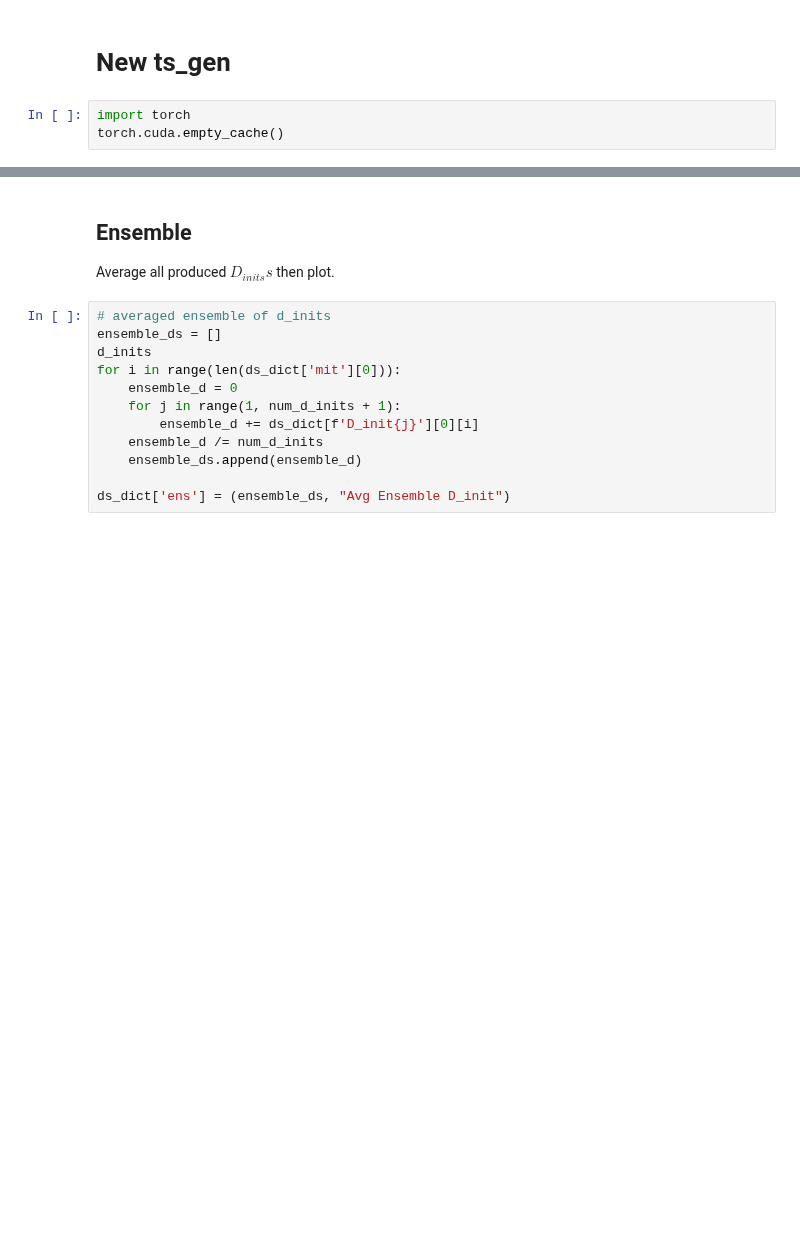
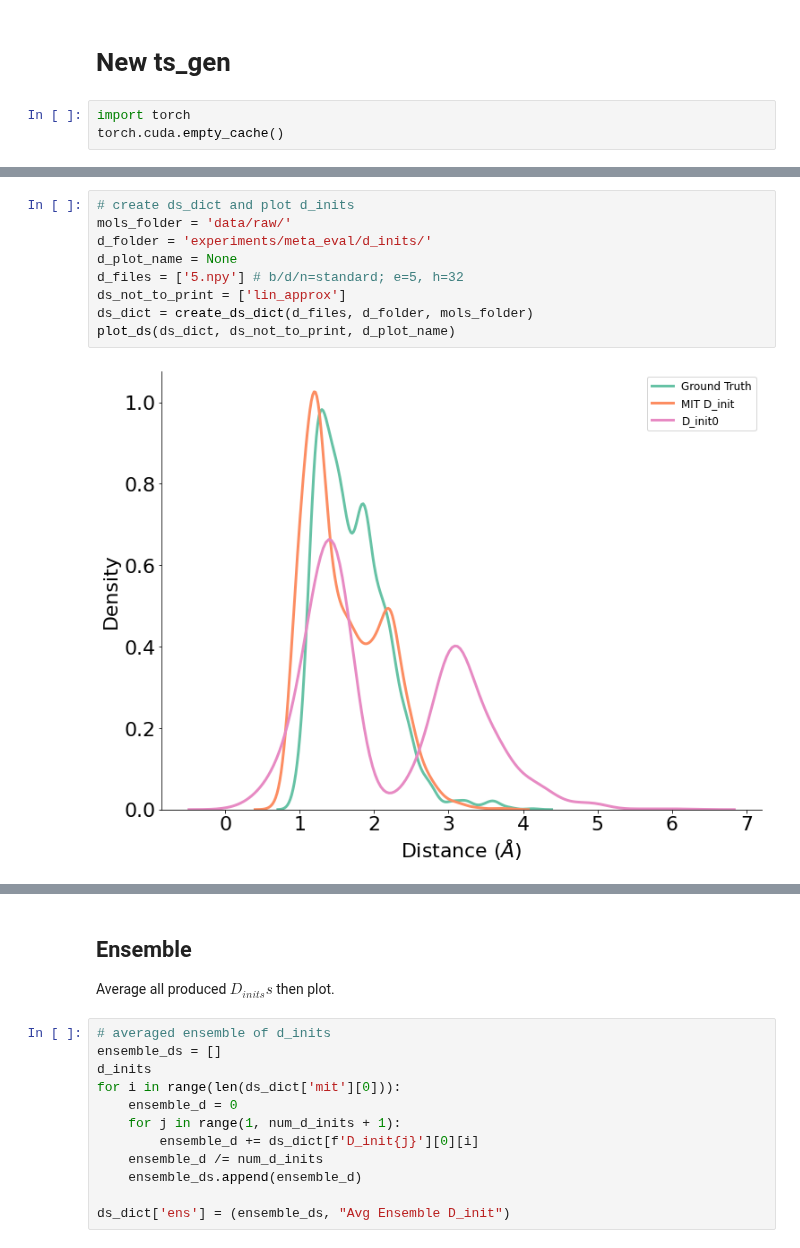
Before and after one commit to avishvj/3d-reactions, a Jupyter notebook: ts_gen_port.ipynb, the cells around one changed output, grey strips where cells are left out. Cells and saved outputs as stored; diff of their text form; blank space fills up the shorter version.

```diff
--- a/ts_gen_port.ipynb
+++ b/ts_gen_port.ipynb
@@ -38,2 +28,13 @@ plot_ds(ds_dict, ds_not_to_print, save_fig_name=None)
+# %%
+# create ds_dict and plot d_inits
+mols_folder = 'data/raw/'
+d_folder = 'experiments/meta_eval/d_inits/'
+d_plot_name = None
+d_files = ['5.npy'] # b/d/n=standard; e=5, h=32
+ds_not_to_print = ['lin_approx']
+ds_dict = create_ds_dict(d_files, d_folder, mols_folder)
+plot_ds(ds_dict, ds_not_to_print, d_plot_name)
+# %% [output]
+[figure, added]
 # %%
 # TODO: add function for this: take in i and print mine, MIT, GT
```
Also changed, not shown: parts of 4 cells of this notebook, 34 other files.
